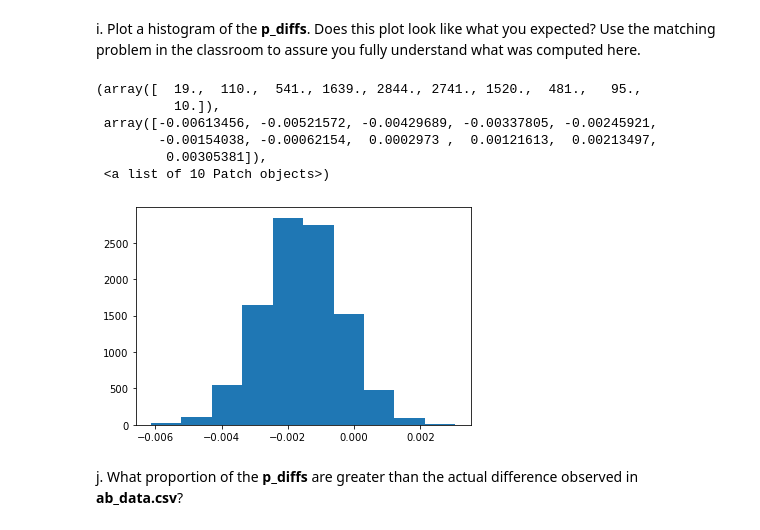
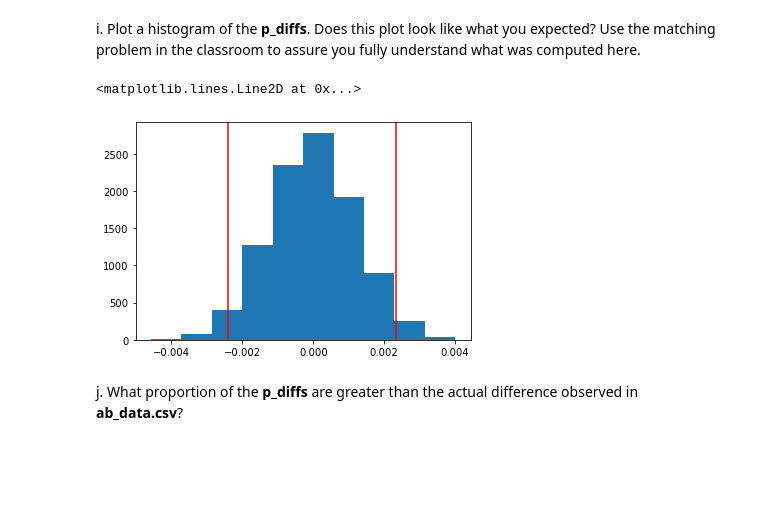
Before and after one commit to walidsi/analyze-AB-test-result, a Jupyter notebook: Analyze_ab_test_results_notebook.ipynb, the cells around one changed output. Drawn from its saved outputs; the diff is of its cells as text; code cells hidden in the pictures; blank space fills up the shorter version.

```diff
--- a/Analyze_ab_test_results_notebook.ipynb
+++ b/Analyze_ab_test_results_notebook.ipynb
@@ -196,5 +198,6 @@ df2[df2.landing_page == 'new_page'].converted.mean()
 # %% [markdown]
 b. What is the **convert rate** for $p_{old}$ under the null? <br><br>
 # %%
-df2[df2.landing_page == 'old_page'].converted.mean()
+p_old = df2.converted.mean()
+p_old
 # %% [output]
@@ -221,2 +221,4 @@ new_page_converted = df2_new_page.sample(n_new, replace=True)
+# %%
+new_page_converted = np.random.choice([1, 0], n_new, p=[p_new, 1-p_new])
 # %% [markdown]
 f. Simulate $n_{old}$ transactions with a convert rate of $p_{old}$ under the null.  Store these $n_{old}$ 1's and 0's in **old_page_converted**.
@@ -226,3 +225,5 @@ old_page_converted = df2_old_page.sample(n_old, replace=True)
+# %%
+old_page_converted = np.random.choice([1, 0], n_old, p=[p_old, 1-p_old])
 # %% [markdown]
 g. Find $p_{new}$ - $p_{old}$ for your simulated values from part (e) and (f).
 # %%
@@ -235,22 +236,19 @@ h. Simulate 10,000 $p_{new}$ - $p_{old}$ values using this same process similarl
 p_diffs = []
 
 for _ in range(10000):
-    new_page_converted = df2_new_page.sample(n_new, replace=True)
-    old_page_converted = df2_old_page.sample(n_old, replace=True)
-    diff = new_page_converted.converted.mean() - old_page_converted.converted.mean()
-    p_diffs.append(diff)
+    new_page_converted = np.random.choice([1, 0], n_new, p=[p_new, 1-p_new])
+    old_page_converted = np.random.choice([1, 0], n_old, p=[p_old, 1-p_old])
+    p_diffs.append(new_page_converted.mean() - old_page_converted.mean())
 # %% [markdown]
 i. Plot a histogram of the **p_diffs**.  Does this plot look like what you expected?  Use the matching problem in the classroom to assure you fully understand what was computed here.
-# %%
-plt.hist(p_diffs)
-# %% [output]
-(array([  19.,  110.,  541., 1639., 2844., 2741., 1520.,  481.,   95.,
-          10.]),
- array([-0.00613456, -0.00521572, -0.00429689, -0.00337805, -0.00245921,
-        -0.00154038, -0.00062154,  0.0002973 ,  0.00121613,  0.00213497,
-         0.00305381]),
- <a list of 10 Patch objects>)
-[figure, removed]
+# %%
+plt.hist(p_diffs)
+low, high = np.percentile(p_diffs, 2.5), np.percentile(p_diffs, 97.5)
+plt.axvline(low, color='r')
+plt.axvline(high, color='r')
+# %% [output]
+<matplotlib.lines.Line2D at 0x...>
+[figure, added]
 # %% [markdown]
 j. What proportion of the **p_diffs** are greater than the actual difference observed in **ab_data.csv**?
 # %%
```
Also changed, not shown: parts of 14 cells of this notebook.
